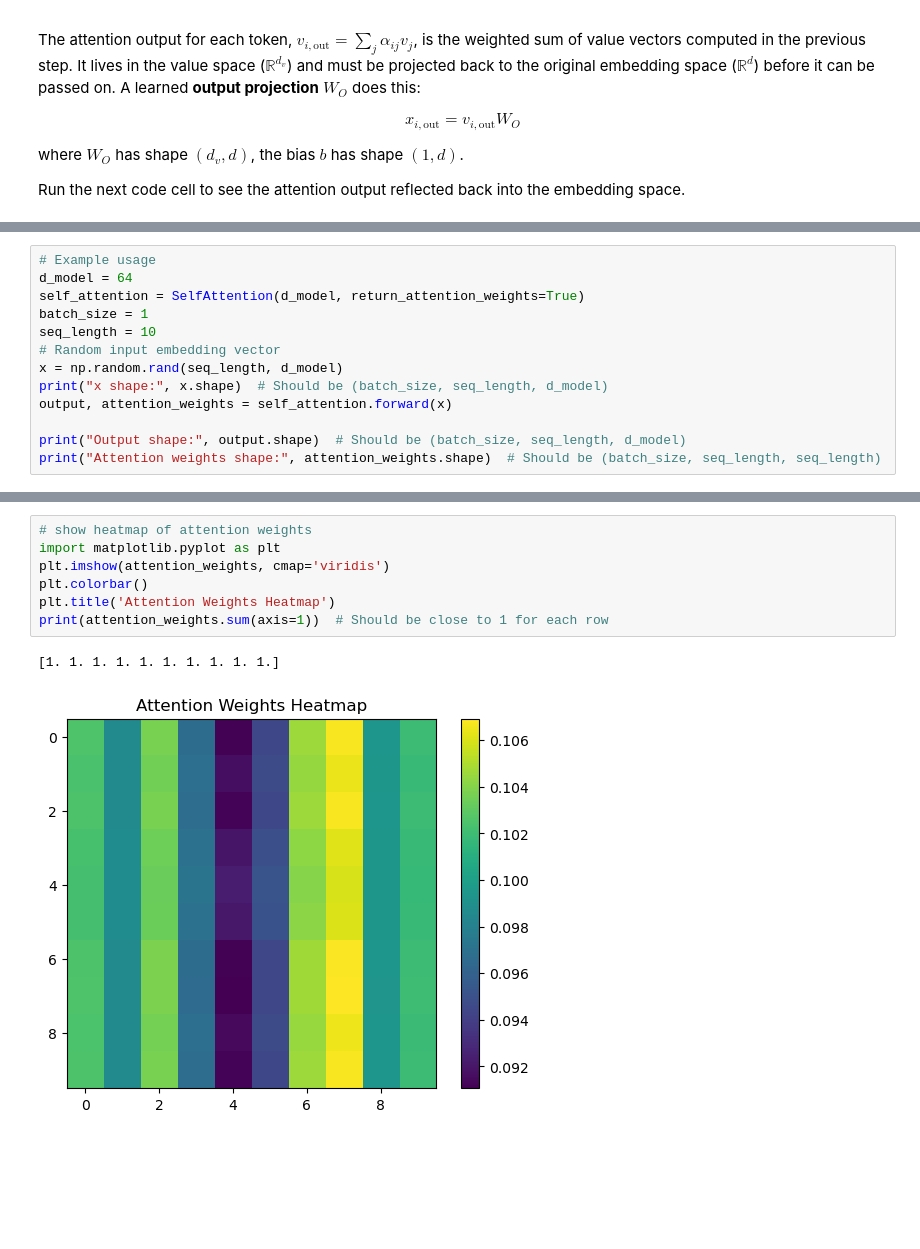
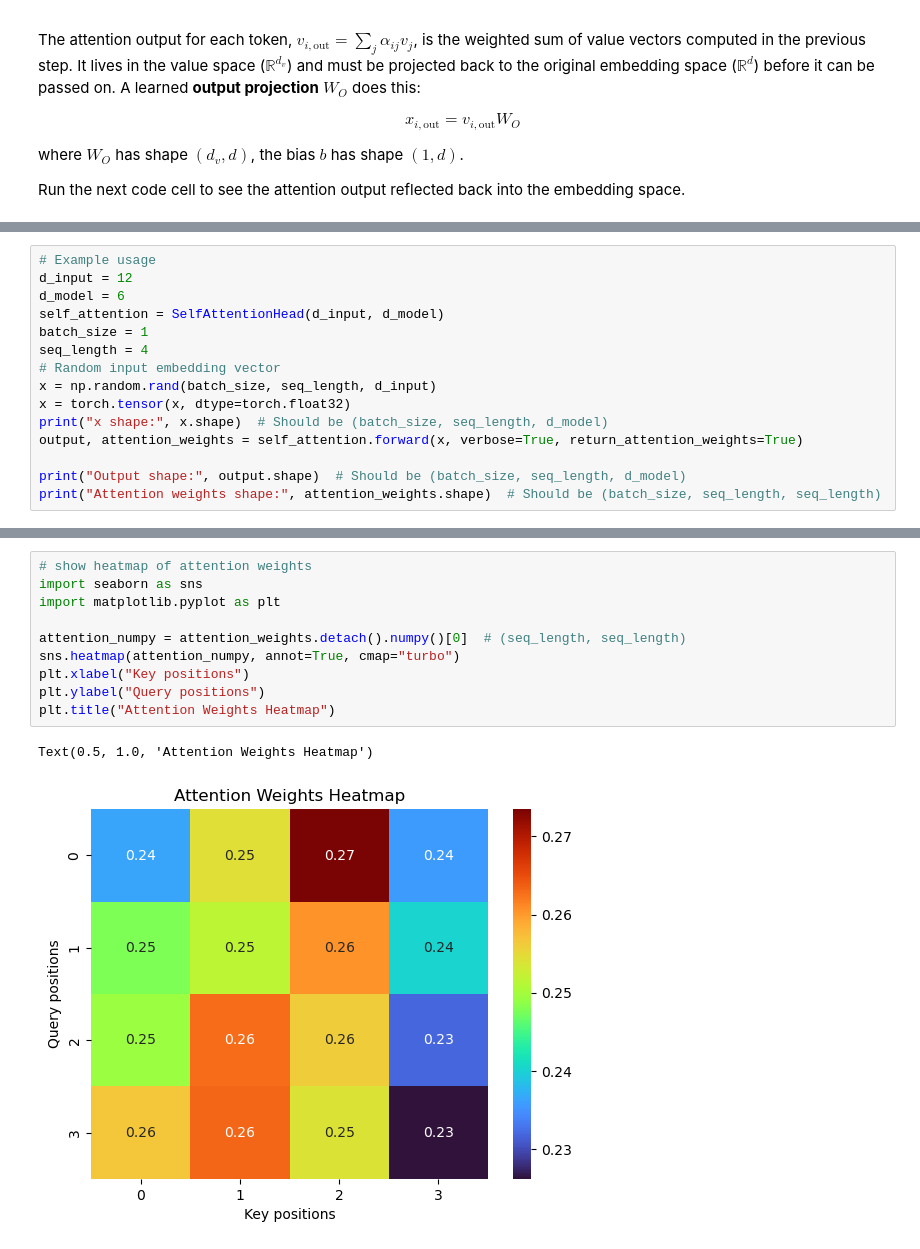
Before and after one commit to cryoTUD/ai4nanobiology, a Jupyter notebook: week_5/2_protein_language_models.ipynb, the cells around one changed output, grey strips where cells are left out. Saved outputs shown, nothing was run; the diff lists cells and outputs as text; blank space fills up the shorter version.

```diff
--- a/week_5/2_protein_language_models.ipynb
+++ b/week_5/2_protein_language_models.ipynb
@@ -177,13 +183,15 @@ class SelfAttention:
 # %%
 # Example usage
-d_model = 64
-self_attention = SelfAttention(d_model, return_attention_weights=True)
+d_input = 12
+d_model = 6
+self_attention = SelfAttentionHead(d_input, d_model)
 batch_size = 1
-seq_length = 10
+seq_length = 4
 # Random input embedding vector
-x = np.random.rand(seq_length, d_model)
+x = np.random.rand(batch_size, seq_length, d_input)
+x = torch.tensor(x, dtype=torch.float32)
 print("x shape:", x.shape)  # Should be (batch_size, seq_length, d_model)
-output, attention_weights = self_attention.forward(x)
+output, attention_weights = self_attention.forward(x, verbose=True, return_attention_weights=True)
 
 print("Output shape:", output.shape)  # Should be (batch_size, seq_length, d_model)
 print("Attention weights shape:", attention_weights.shape)  # Should be (batch_size, seq_length, seq_length)
@@ -219,10 +210,13 @@ array([[0.1025581 , 0.09862545, 0.10376338, 0.09670002, 0.09117406,
 # %%
 # show heatmap of attention weights
+import seaborn as sns
 import matplotlib.pyplot as plt
-plt.imshow(attention_weights, cmap='viridis')
-plt.colorbar()
-plt.title('Attention Weights Heatmap')
-print(attention_weights.sum(axis=1))  # Should be close to 1 for each row
+
+attention_numpy = attention_weights.detach().numpy()[0]  # (seq_length, seq_length)
+sns.heatmap(attention_numpy, annot=True, cmap="turbo")
+plt.xlabel("Key positions")
+plt.ylabel("Query positions")
+plt.title("Attention Weights Heatmap")
 # %% [output]
-[1. 1. 1. 1. 1. 1. 1. 1. 1. 1.]
+Text(0.5, 1.0, 'Attention Weights Heatmap')
-[figure, old version]
+[figure, new version]
```
Also changed, not shown: parts of 27 cells of this notebook, 1 other file.
